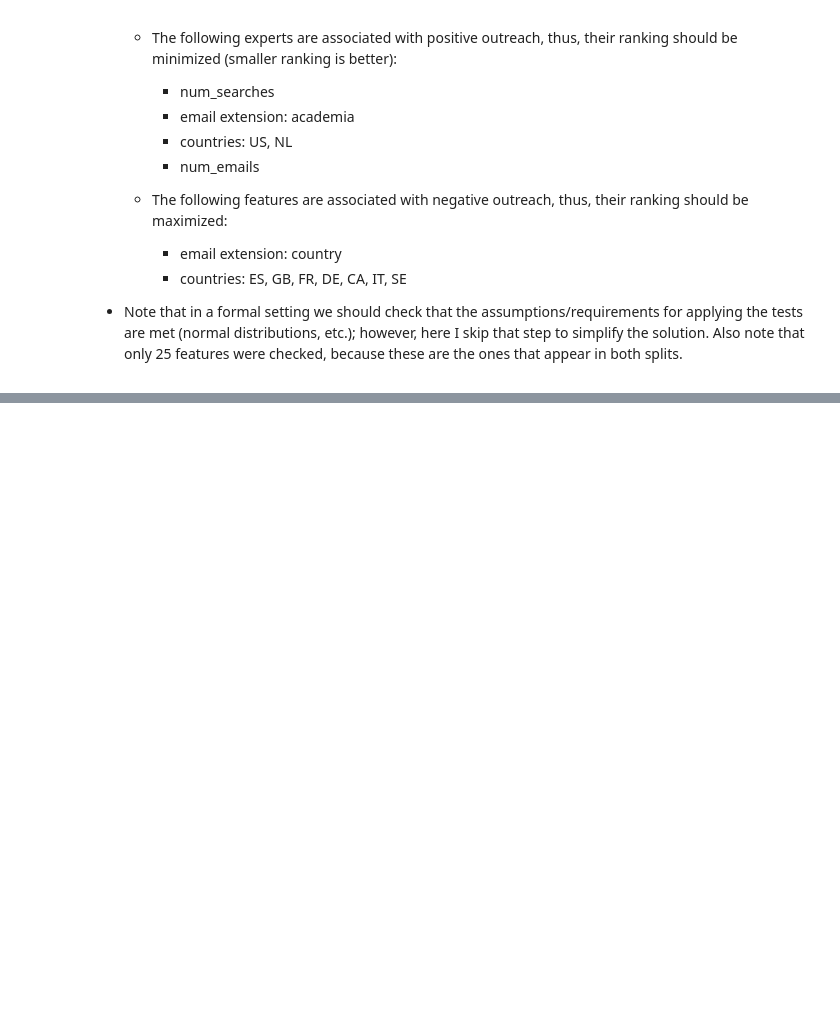
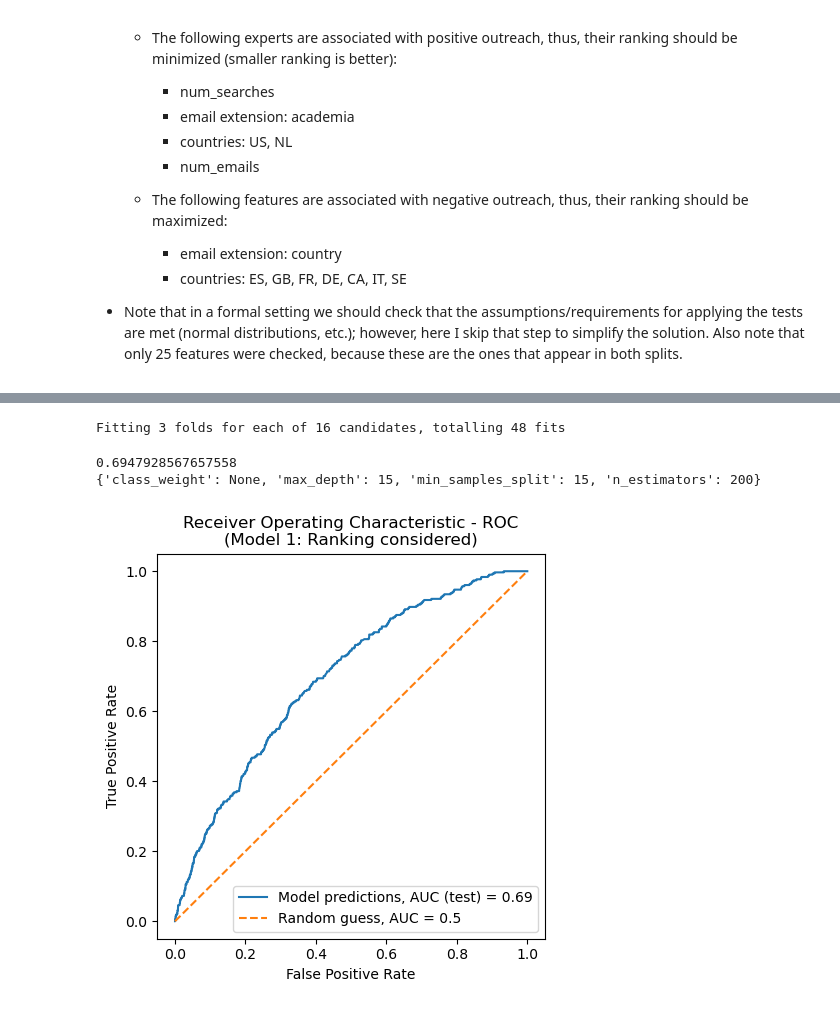
Before and after one commit to mxagar/expert_chase, a Jupyter notebook: expert_analysis.ipynb, the cells around one changed output, grey strips where cells are left out. Cells and saved outputs as stored; diff of their text form; code cells hidden in the pictures; blank space fills up the shorter version.

Commit message:
feat: data modeling

```diff
--- a/expert_analysis.ipynb
+++ b/expert_analysis.ipynb
@@ -1255,0 +1268,4 @@ plt.savefig('./assets/feature_comparison_test.png', dpi=200, transparent=False,
+# %%
+X = df_experts.drop(['person_id', 'outreach_min', 'outreach_max'], axis=1)
+y = df_experts['outreach_max']
+rs = 7 # random seed
@@ -1255,0 +1284,28 @@ plt.savefig('./assets/feature_comparison_test.png', dpi=200, transparent=False,
+# %%
+# Grid search for random forest.
+# The dataset is very imbalanced,
+# so we can consider class weights
+params_grid = {
+  'max_depth': [15, 20],
+  'n_estimators': [100, 200],
+  'min_samples_split': [10, 15],
+  'class_weight': [None, 'balanced']
+}
+
+model = RandomForestClassifier(random_state=rs)
+grid_search = GridSearchCV(estimator=model,
+                           param_grid=params_grid,
+                           scoring='roc_auc',
+                           cv=3,
+                           verbose=1)
+# %%
+grid_search.fit(X_train, y_train)
+rfc1 = grid_search.best_estimator_
+# %% [output]
+Fitting 3 folds for each of 16 candidates, totalling 48 fits
+# %%
+print(grid_search.best_score_)
+print(grid_search.best_params_)
+# %% [output]
+0.6947928567657558
+{'class_weight': None, 'max_depth': 15, 'min_samples_split': 15, 'n_estimators': 200}
@@ -1255,0 +1315,25 @@ plt.savefig('./assets/feature_comparison_test.png', dpi=200, transparent=False,
+# %%
+rfc1 = pickle.load(open('rf1.pickle','rb'))
+# %%
+def plot_roc_curve(model, X_test, y_test, title, filename):
+    """Plot ROC curve."""
+    y_pred = model.predict_proba(X_test)[:, 1]
+    auc = roc_auc_score(y_test, y_pred)
+    fpr, tpr, thresholds = roc_curve(y_test, y_pred, pos_label=None)
+    plt.figure(figsize=(5,5))
+    plt.title(f'Receiver Operating Characteristic - ROC\n({title})')
+    plt.plot(fpr, tpr, label=f"Model predictions, AUC (test) = {round(auc,2)}")
+    plt.plot([0, 1], ls="--", label="Random guess, AUC = 0.5")
+    plt.ylabel('True Positive Rate')
+    plt.xlabel('False Positive Rate')
+    plt.legend()
+    plt.savefig(f'./assets/{filename}', dpi=200, transparent=False, bbox_inches='tight')
+# %%
+model = rfc1
+X_test = X_test
+y_test = y_test
+title = "Model 1: Ranking considered"
+filename = "model1_roc_curve_test.png"
+plot_roc_curve(model, X_test, y_test, title, filename)
+# %% [output]
+[figure, added]
```
Also changed, not shown: parts of 30 cells of this notebook.
